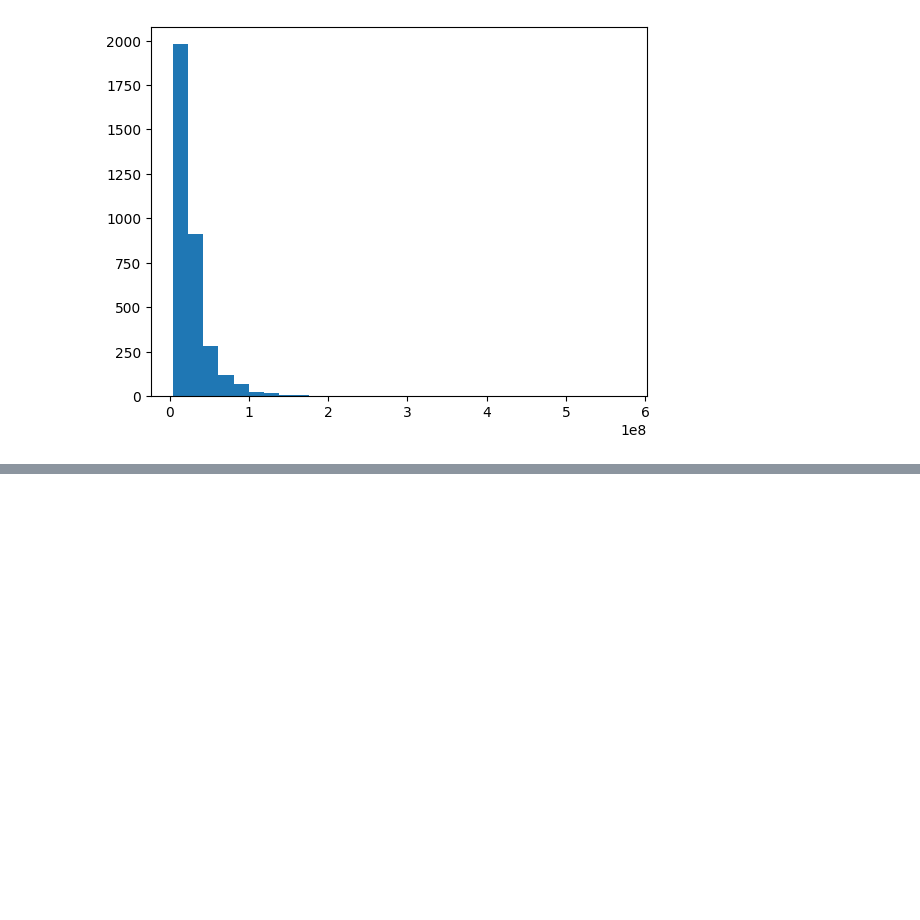
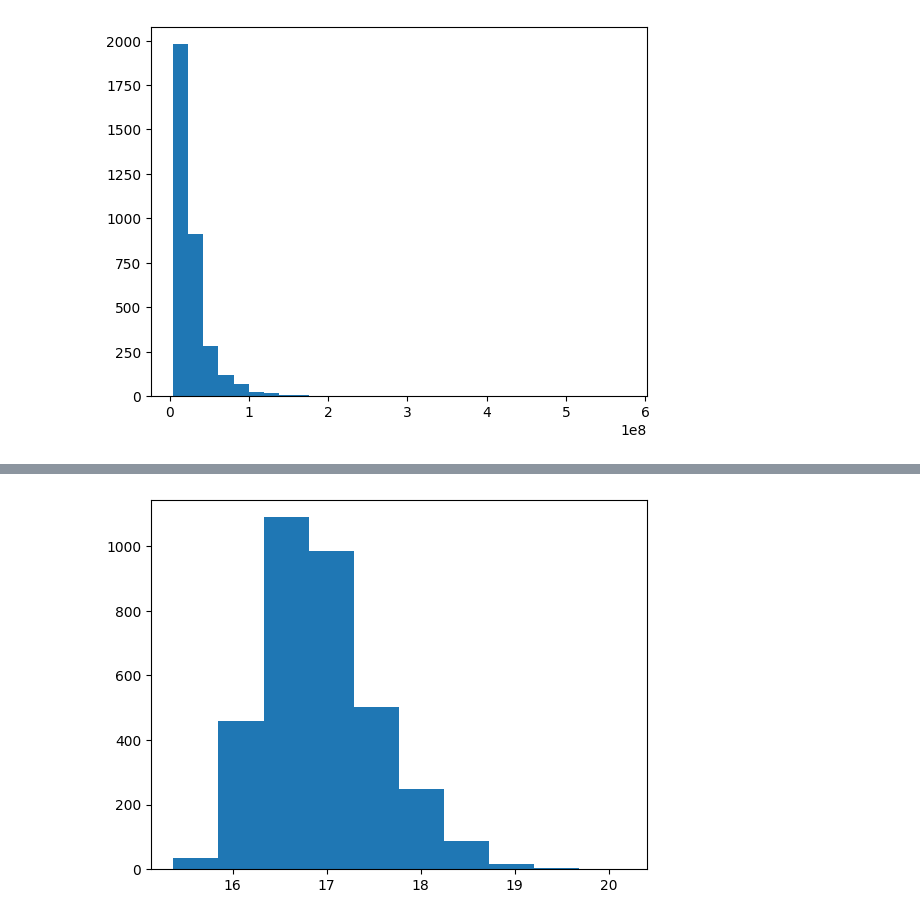
Before and after one commit to saakethk/cerebrum, a Jupyter notebook: analysis/eda.ipynb, the cells around one changed output, grey strips where cells are left out. Cells and saved outputs as stored; diff of their text form; code cells hidden in the pictures; blank space fills up the shorter version.

```diff
--- a/analysis/eda.ipynb
+++ b/analysis/eda.ipynb
@@ -112,5 +112,14 @@ import math
 def transform_log(val):
   return math.log(val)
 
-data["transformed_volume"] = data["volume"].map()
+def transform_sqrt(val):
+  return math.sqrt(val)
+
+def transform_recip(val):
+  return 1 / val
+
+data["log_volume"] = data["volume"].map(transform_log)
+data["sqrt_volume"] = data["volume"].map(transform_sqrt)
+data["recip_volume"] = data["volume"].map(transform_recip)
+print(data["log_volume"])
 # %% [output]
@@ -117,0 +139,5 @@ SyntaxError: invalid syntax (3043779595.py, line 1)
+# %%
+plt.hist(data["log_volume"])
+plt.show()
+# %% [output]
+[figure, added]
```
Also changed, not shown: parts of 10 cells of this notebook, 1 other file.
